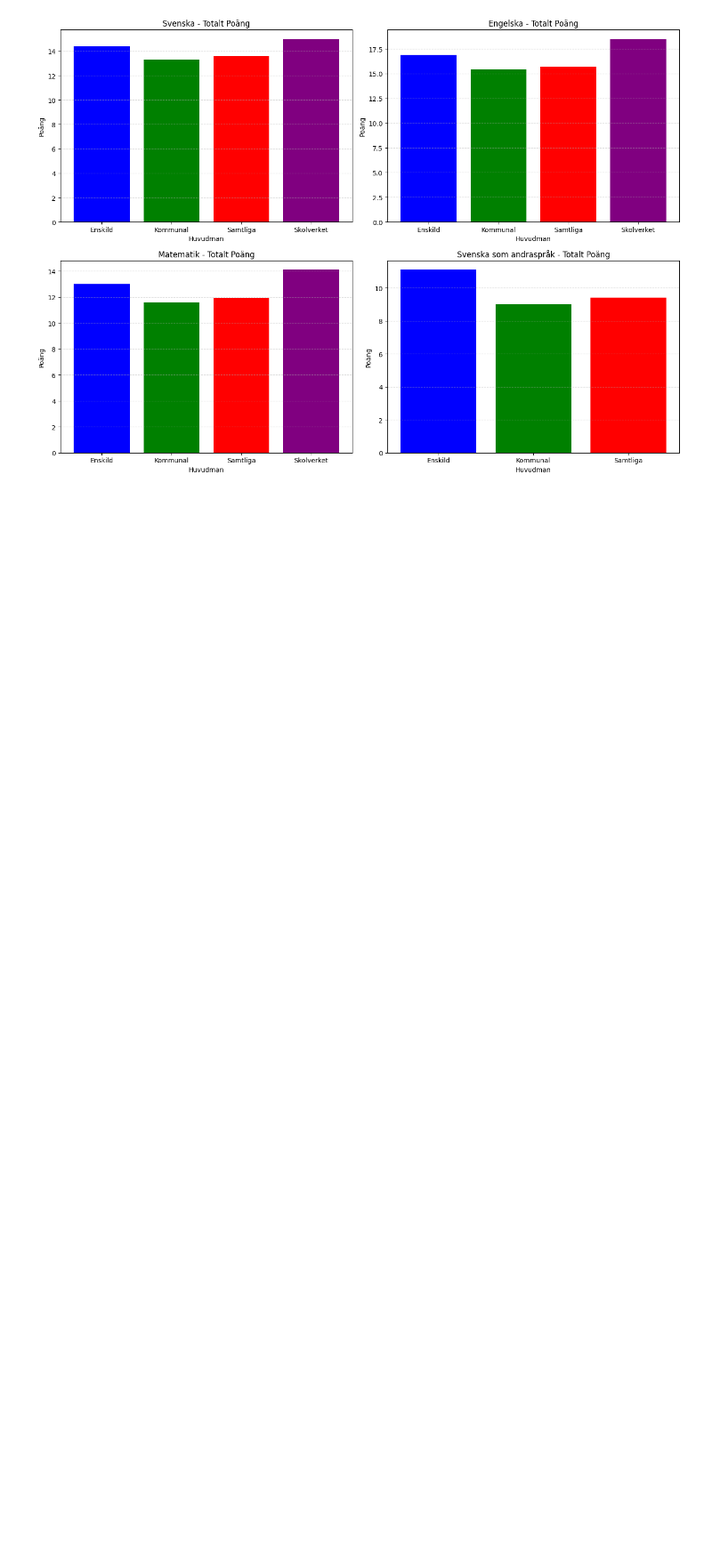
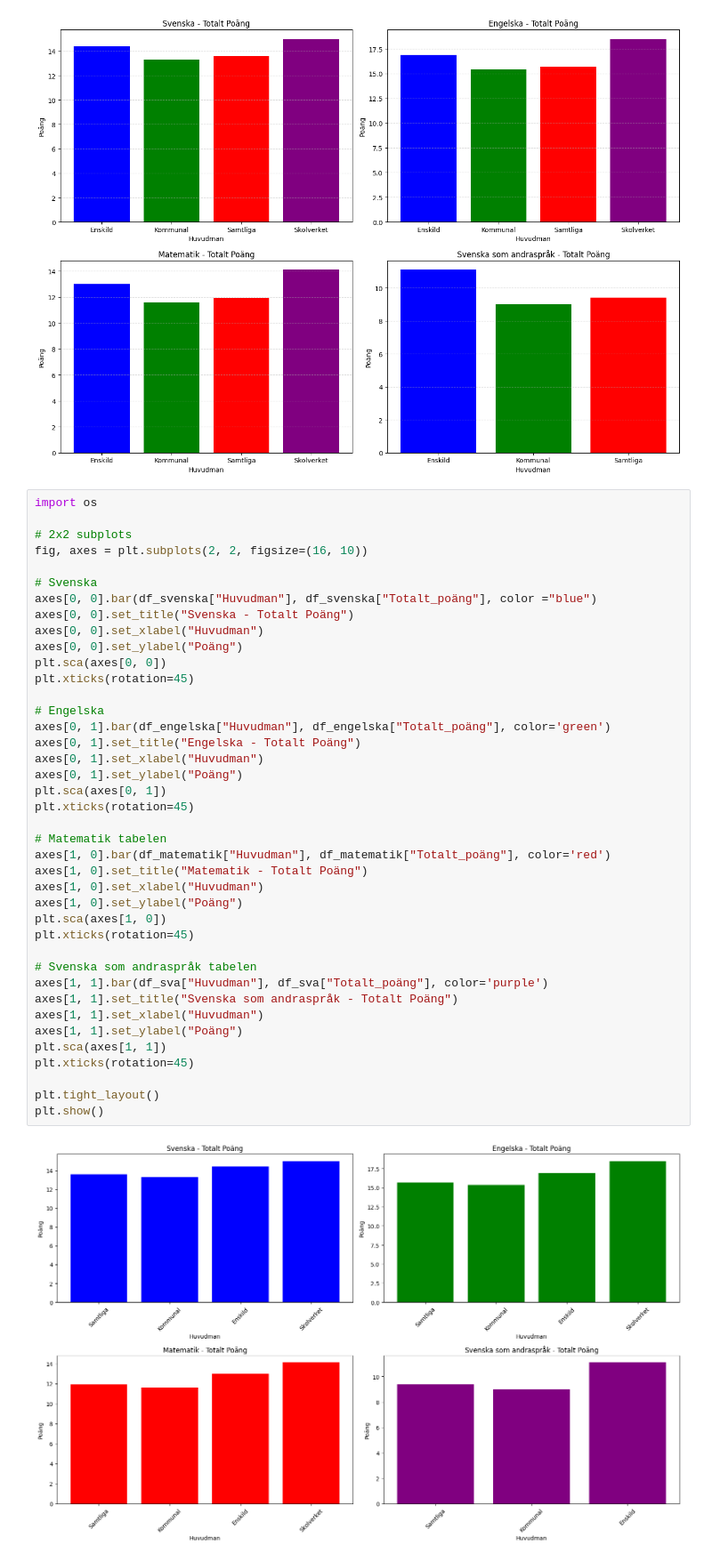
Before and after one commit to petarfilipovski/Python_Labb2_PetarFilipovski, a Jupyter notebook: Untitled-1.ipynb, the cells around one changed output. Shown: that part at 89% size. Drawn from its saved outputs; the diff is of its cells as text; blank space fills up the shorter version.

Commit message:
skapar 2x2 subplots, stapeldiagram för totala poäng

```diff
--- a/Untitled-1.ipynb
+++ b/Untitled-1.ipynb
@@ -41,3 +41,45 @@ plt.tight_layout()
 plt.show()
 # %% [output]
 [figure]
+# %%
+import os
+
+# 2x2 subplots
+fig, axes = plt.subplots(2, 2, figsize=(16, 10))
+
+# Svenska
+axes[0, 0].bar(df_svenska["Huvudman"], df_svenska["Totalt_poäng"], color ="blue")
+axes[0, 0].set_title("Svenska - Totalt Poäng")
+axes[0, 0].set_xlabel("Huvudman")
+axes[0, 0].set_ylabel("Poäng")
+plt.sca(axes[0, 0])
+plt.xticks(rotation=45)
+
+# Engelska
+axes[0, 1].bar(df_engelska["Huvudman"], df_engelska["Totalt_poäng"], color='green')
+axes[0, 1].set_title("Engelska - Totalt Poäng")
+axes[0, 1].set_xlabel("Huvudman")
+axes[0, 1].set_ylabel("Poäng")
+plt.sca(axes[0, 1])
+plt.xticks(rotation=45)
+
+# Matematik tabelen
+axes[1, 0].bar(df_matematik["Huvudman"], df_matematik["Totalt_poäng"], color='red')
+axes[1, 0].set_title("Matematik - Totalt Poäng")
+axes[1, 0].set_xlabel("Huvudman")
+axes[1, 0].set_ylabel("Poäng")
+plt.sca(axes[1, 0])
+plt.xticks(rotation=45)
+
+# Svenska som andraspråk tabelen
+axes[1, 1].bar(df_sva["Huvudman"], df_sva["Totalt_poäng"], color='purple')
+axes[1, 1].set_title("Svenska som andraspråk - Totalt Poäng")
+axes[1, 1].set_xlabel("Huvudman")
+axes[1, 1].set_ylabel("Poäng")
+plt.sca(axes[1, 1])
+plt.xticks(rotation=45)
+
+plt.tight_layout()
+plt.show()
+# %% [output]
+[figure, added]
```
